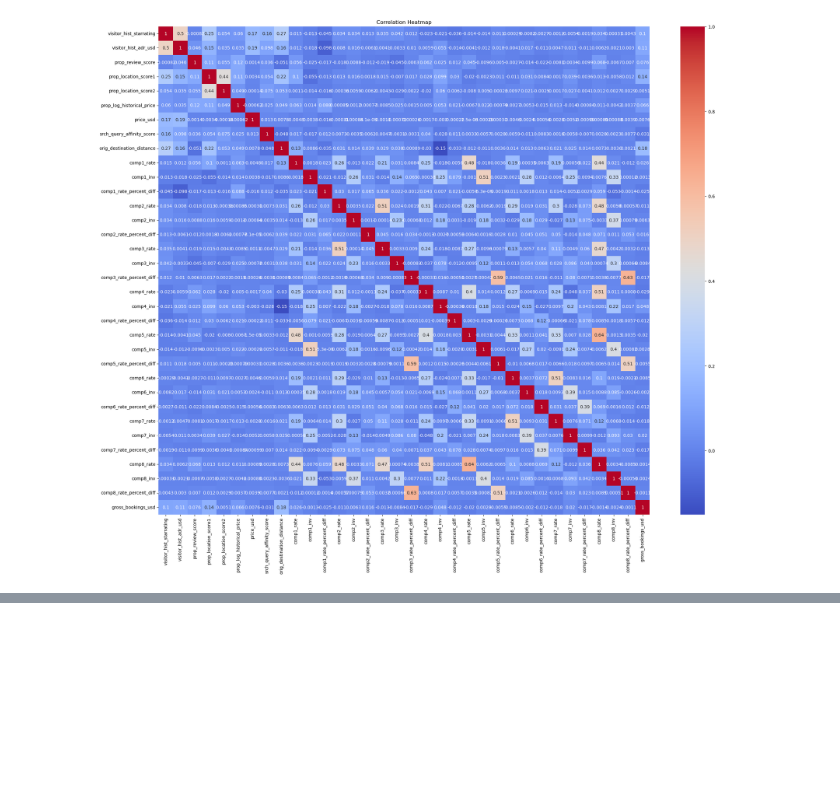
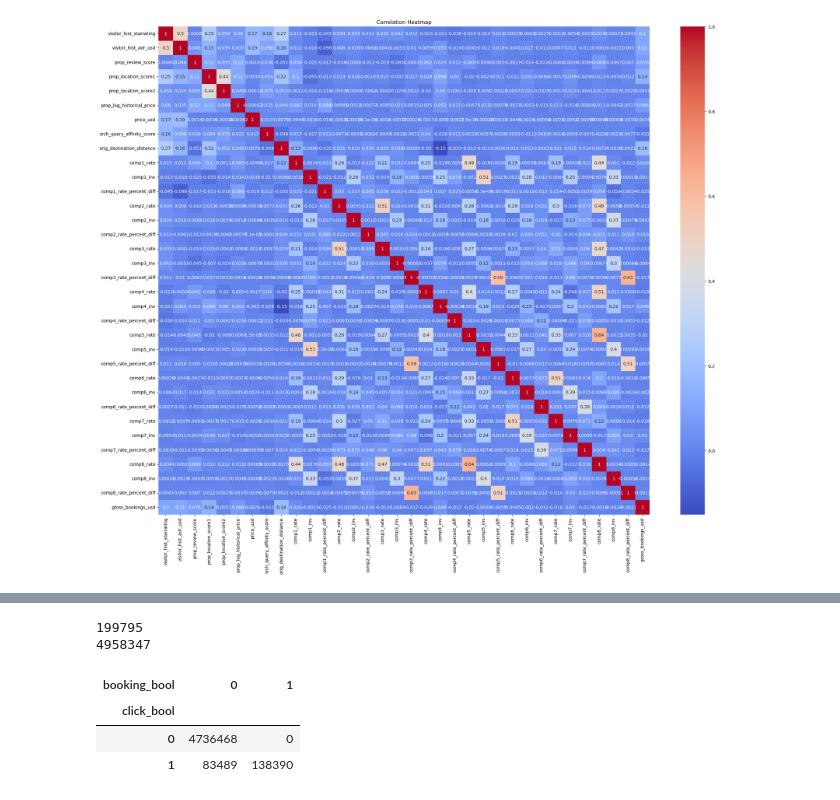
Before and after one commit to KafkaOtto/dmt_hotel_selection, a Jupyter notebook: Emir Playground and EDA.ipynb, the cells around one changed output, grey strips where cells are left out. Saved outputs shown, nothing was run; the diff lists cells and outputs as text; code cells hidden in the pictures; blank space fills up the shorter version.

```diff
--- a/Emir Playground and EDA.ipynb
+++ b/Emir Playground and EDA.ipynb
@@ -65,0 +94,11 @@ plt.show()
+# %%
+print(len(hotel_data["srch_id"].unique())) #A total of 199795 searches
+print(hotel_data.shape[0]) #a total of 4958347 shown results
+pd.crosstab(hotel_data["click_bool"],hotel_data["booking_bool"])
+# %% [output]
+199795
+4958347
+| booking_bool | 0 | 1 |
+| click_bool |  |  |
+| 0 | 4736468 | 0 |
+| 1 | 83489 | 138390 |
```
Also changed, not shown: parts of 13 cells of this notebook.
